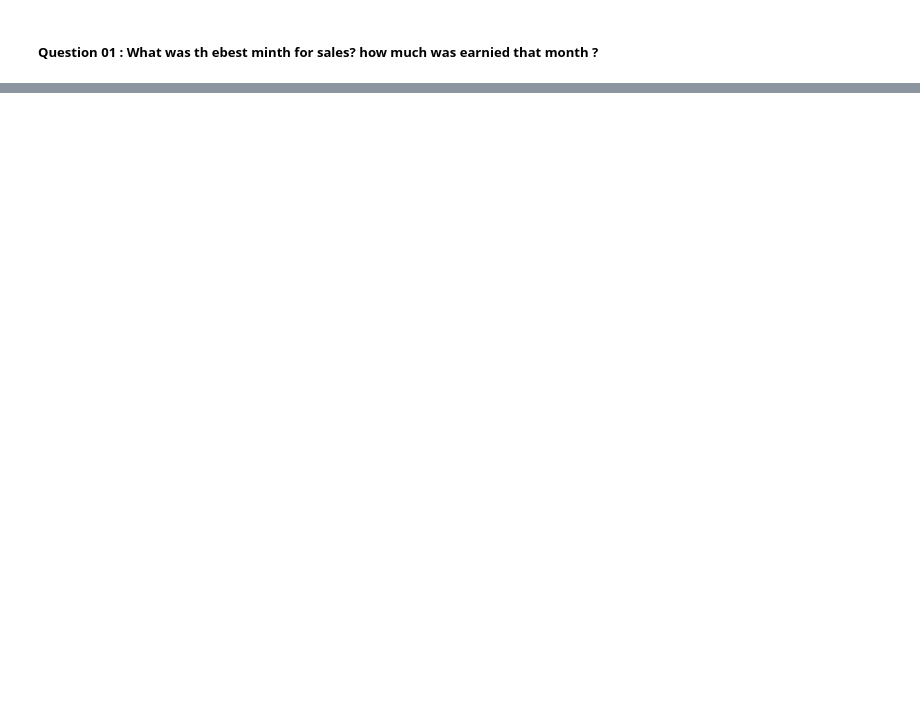
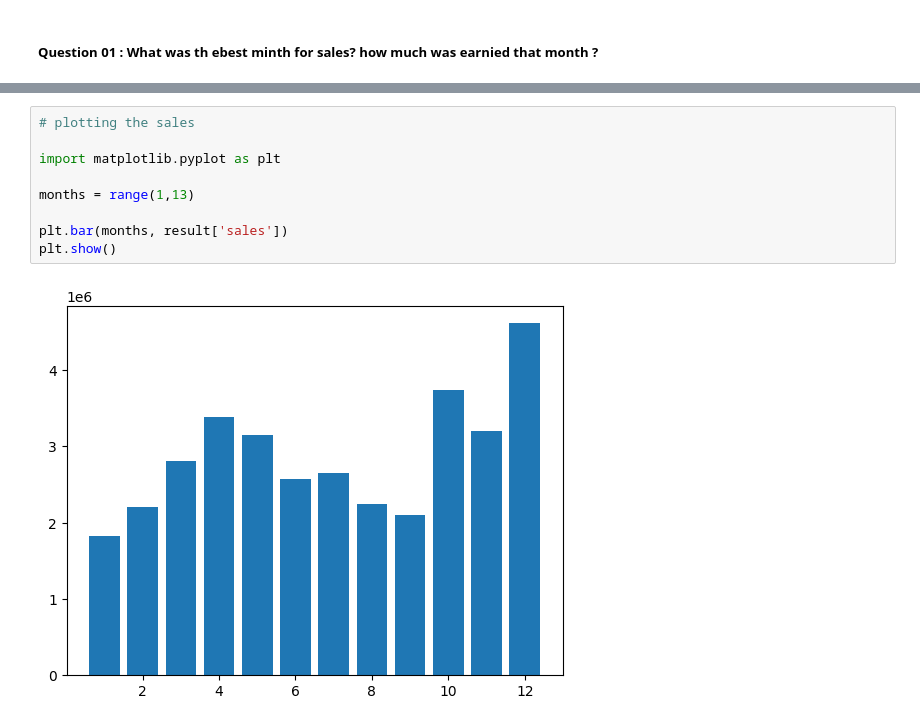
Before and after one commit to Elisha-George/Sales-Analysis---Data-Science, a Jupyter notebook: SalesAnalysis.ipynb, the cells around one changed output, grey strips where cells are left out. Saved outputs shown, nothing was run; the diff lists cells and outputs as text; blank space fills up the shorter version.

```diff
--- a/SalesAnalysis.ipynb
+++ b/SalesAnalysis.ipynb
@@ -177,0 +177,11 @@ import matplotlib.pyplot
+# %%
+# plotting the sales
+
+import matplotlib.pyplot as plt
+
+months = range(1,13)
+
+plt.bar(months, result['sales'])
+plt.show()
+# %% [output]
+[figure, added]
```
Also changed, not shown: parts of 17 cells of this notebook.
